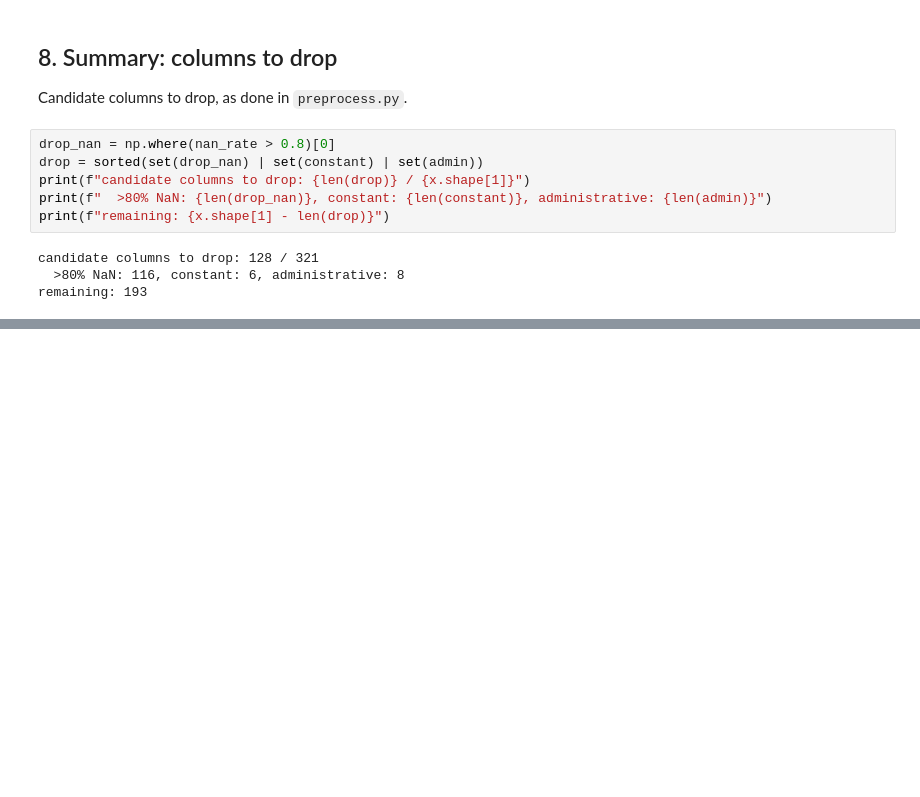
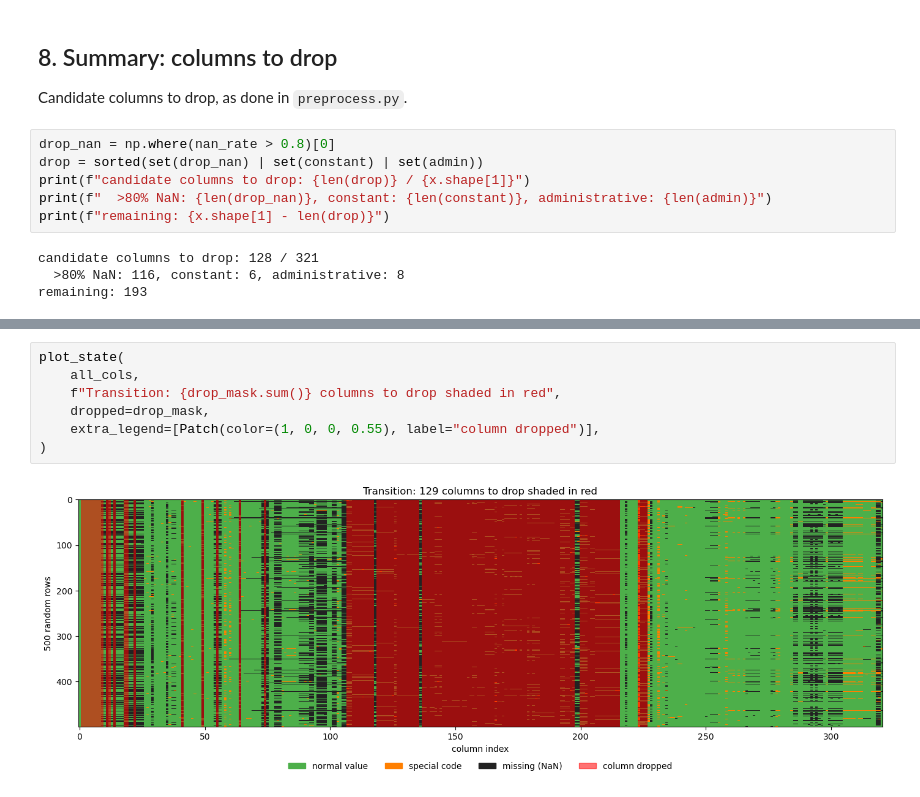
Before and after one commit to b10taj/ml-project1, a Jupyter notebook: notebooks/01_exploration.ipynb, the cells around one changed output, grey strips where cells are left out. Saved outputs shown, nothing was run; the diff lists cells and outputs as text; blank space fills up the shorter version.

```diff
--- a/notebooks/01_exploration.ipynb
+++ b/notebooks/01_exploration.ipynb
@@ -201,0 +281,9 @@ remaining: 193
+# %%
+plot_state(
+    all_cols,
+    f"Transition: {drop_mask.sum()} columns to drop shaded in red",
+    dropped=drop_mask,
+    extra_legend=[Patch(color=(1, 0, 0, 0.55), label="column dropped")],
+)
+# %% [output]
+[figure, added]
```
Also changed, not shown: parts of 8 cells of this notebook.
